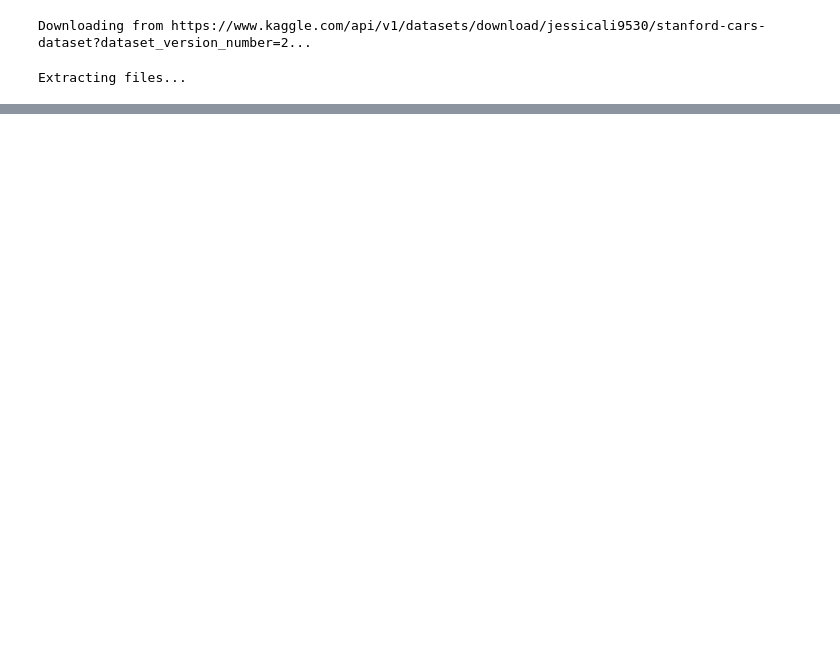
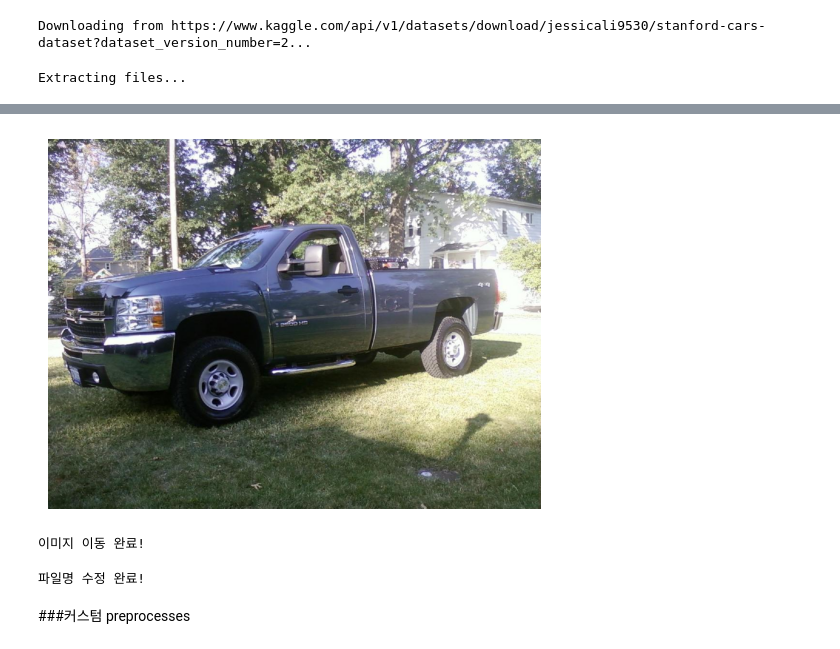
Before and after one commit to koheon2/COSE474_Project, a Jupyter notebook: COSE474_Final_Project.ipynb, the cells around one changed output, grey strips where cells are left out. Saved outputs shown, nothing was run; the diff lists cells and outputs as text; code cells hidden in the pictures; blank space fills up the shorter version.

Commit message:
try crop image

```diff
--- a/COSE474_Final_Project.ipynb
+++ b/COSE474_Final_Project.ipynb
@@ -1686,0 +131,64 @@ sub_classes = {
+# %%
+# 이미지 파일 경로
+image_path = "/content/dataset/cars_test/cars_test/00047.jpg"  # 실제 이미지 파일 경로 입력
+
+# 이미지 열기 및 표시
+img = Image.open(image_path)
+plt.imshow(img)
+plt.axis("off")
+plt.show()
+# %% [output]
+[figure, added]
+# %%
+# 원본 폴더 경로 (클래스별로 나뉜 이미지가 들어있는 폴더)
+source_dir = "/content/dataset/test"
+
+# 이미지를 하나로 모을 타겟 폴더 경로
+target_dir = "/content/dataset/test"
+
+# 타겟 폴더가 없으면 생성
+if not os.path.exists(target_dir):
+    os.makedirs(target_dir)
+
+# 클래스별 폴더에서 이미지를 추출
+for class_folder in os.listdir(source_dir):
+    class_path = os.path.join(source_dir, class_folder)
+
+    if os.path.isdir(class_path):  # 클래스 폴더인지 확인
+        for image_file in os.listdir(class_path):
+            image_path = os.path.join(class_path, image_file)
+
+            # 이미지 파일만 이동
+            if os.path.isfile(image_path):
+                # 중복 방지를 위해 파일명에 클래스 이름 추가
+                new_name = f"{class_folder}_{image_file}"
+                target_path = os.path.join(target_dir, new_name)
+
+                # 파일 이동
+                shutil.move(image_path, target_path)
+
+print("이미지 이동 완료!")
+# %% [output]
+이미지 이동 완료!
+# %%
+# 모든 파일이 모여 있는 폴더 경로
+target_dir = "/content/dataset/test_flat"
+
+# 파일명에서 클래스 이름 제거
+for file_name in os.listdir(target_dir):
+    file_path = os.path.join(target_dir, file_name)
+
+    # 파일인지 확인
+    if os.path.isfile(file_path):
+        # 기존 파일명에서 클래스 이름 제거
+        new_file_name = "_".join(file_name.split("_")[1:])  # 첫 번째 '_' 이전의 부분 제거
+        new_file_path = os.path.join(target_dir, new_file_name)
+
+        # 파일 이름 변경
+        os.rename(file_path, new_file_path)
+
+print("파일명 수정 완료!")
+# %% [output]
+파일명 수정 완료!
+# %% [markdown]
+###커스텀 preprocesses
```
Also changed, not shown: parts of 33 cells of this notebook.
